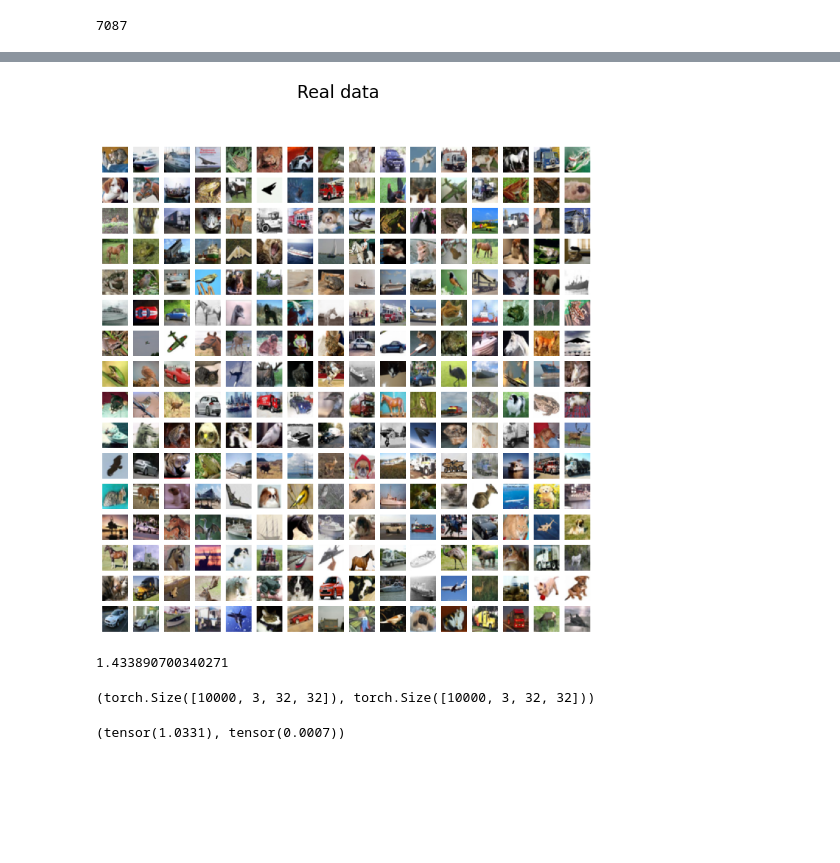
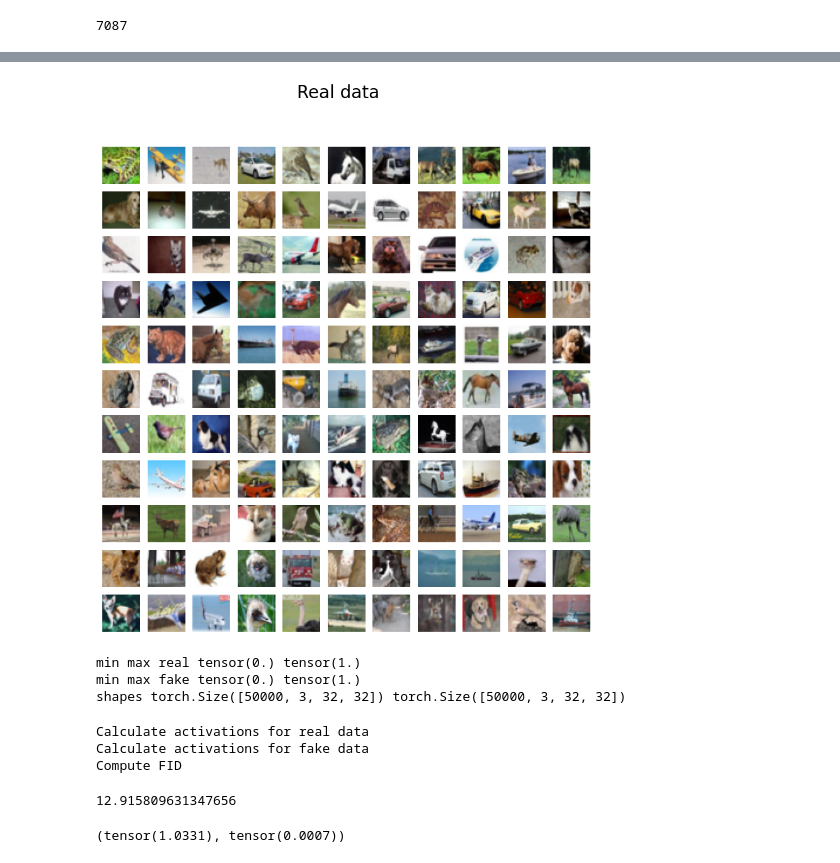
Before and after one commit to kkorolev1/diffusion-models, a Jupyter notebook: experiments.ipynb, the cells around one changed output, grey strips where cells are left out. Drawn from its saved outputs; the diff is of its cells as text; code cells hidden in the pictures; blank space fills up the shorter version.

```diff
--- a/experiments.ipynb
+++ b/experiments.ipynb
@@ -185,18 +154,33 @@ real_data = torch.cat(real_data, dim=0)
 # %%
 import matplotlib.pyplot as plt
 
+real_data = torch.load('real_data.pt')
 plot_images(real_data[:128,...], 'Real data')
 # %% [output]
-[figure, old version]
+[figure, new version]
+# %%
+def denormalize(images):
+    return images * 0.5 + 0.5
+
+device = 'cpu'
+real_data = denormalize(torch.load('real_data.pt')).to(device)
+fake_data = denormalize(torch.load('fake_data_1740.pt')).to(device)
+
+print("min max real", real_data.min(), real_data.max())
+print("min max fake", fake_data.min(), fake_data.max())
+print("shapes", real_data.shape, fake_data.shape)
+# %% [output]
+min max real tensor(0.) tensor(1.)
+min max fake tensor(0.) tensor(1.)
+shapes torch.Size([50000, 3, 32, 32]) torch.Size([50000, 3, 32, 32])
 # %%
-fid = fid_score(real_data, fake_data)
+fid = fid_score(real_data, fake_data, feature=2048)
 fid
 # %% [output]
-1.433890700340271
+Calculate activations for real data
+Calculate activations for fake data
+Compute FID
+12.915809631347656
-# %%
-real_data.shape, fake_data.shape
-# %% [output]
-(torch.Size([10000, 3, 32, 32]), torch.Size([10000, 3, 32, 32]))
 # %%
 inception = inception_score(fake_data)
 inception
```
Also changed, not shown: parts of 17 cells of this notebook, 7 other files.
